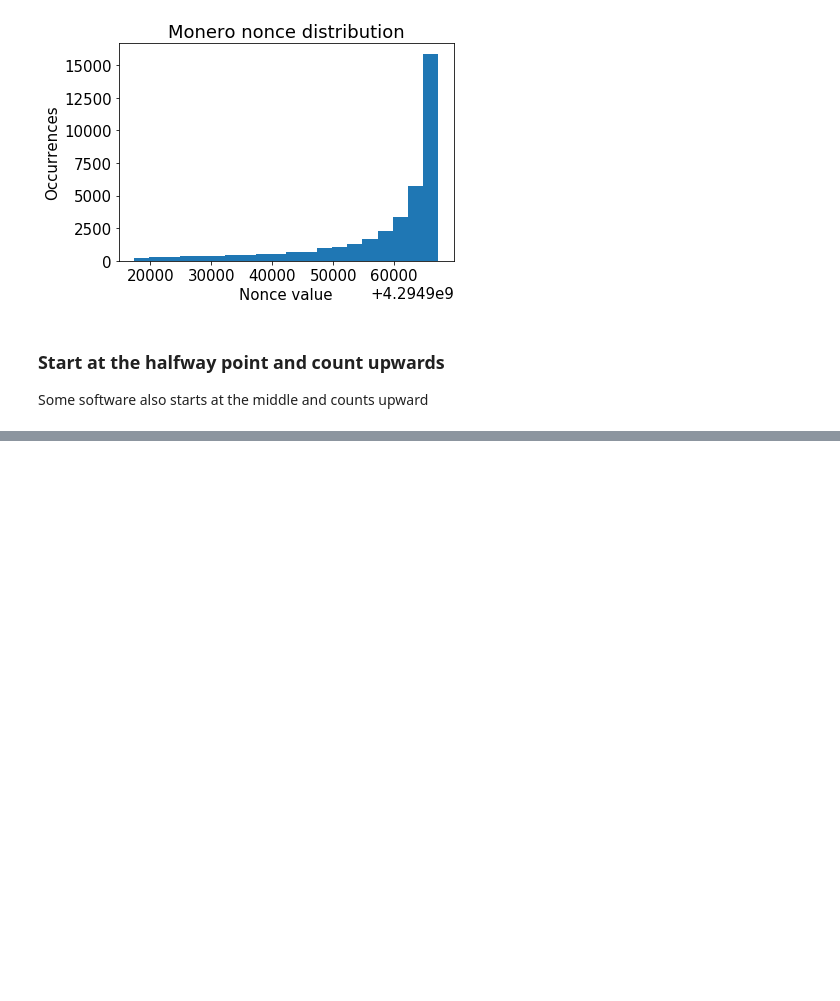
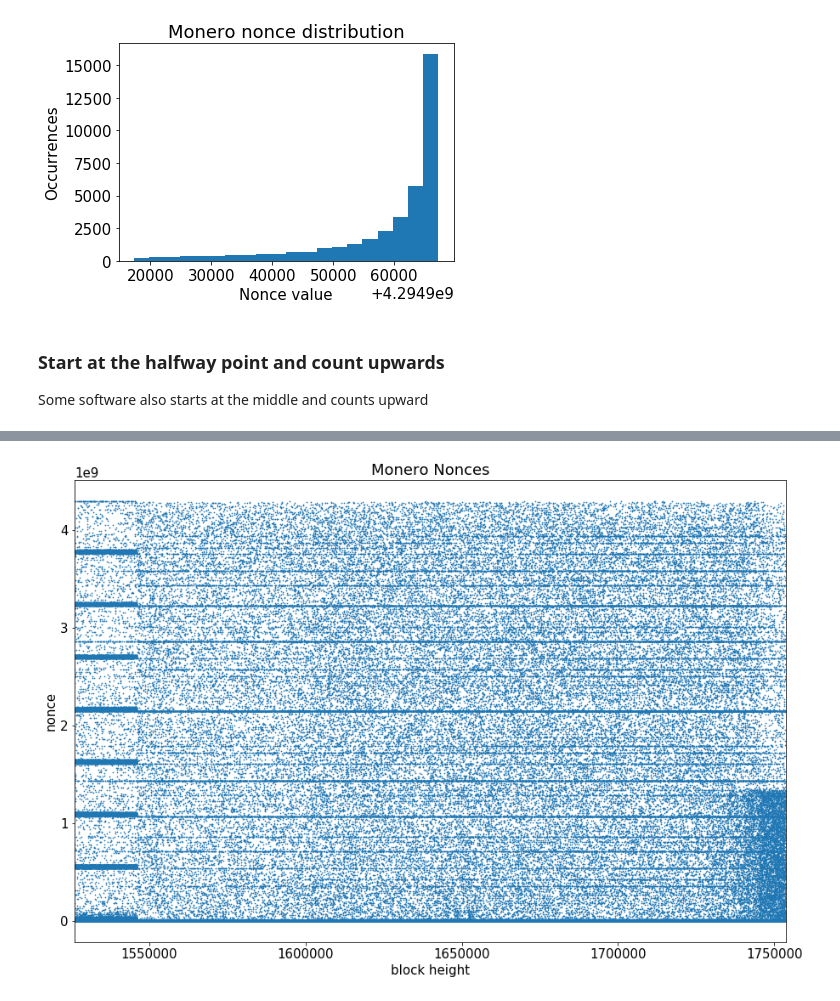
Before and after one commit to noncesense-research-lab/nonce_distribution, a Jupyter notebook: nonce_distribution.ipynb, the cells around one changed output, grey strips where cells are left out. Saved outputs shown, nothing was run; the diff lists cells and outputs as text; code cells hidden in the pictures; blank space fills up the shorter version.

```diff
--- a/nonce_distribution.ipynb
+++ b/nonce_distribution.ipynb
@@ -181,0 +207,13 @@ plt.xlabel('Nonce value');
+# %%
+fig, ax = plt.subplots(figsize=(15, 10))
+min_height = pow_tweak_fork_height-2e4
+x = df.id[df.id>min_height]
+y = df.nonce[df.id>min_height]
+plt.scatter(x,y, s=0.5)
+plt.title('Monero Nonces')
+plt.xlabel('block height')
+plt.ylabel('nonce')
+ax.set_xlim(min_height,max(df.id))
+plt.show()
+# %% [output]
+[figure, added]
```
Also changed, not shown: parts of 13 cells of this notebook.
